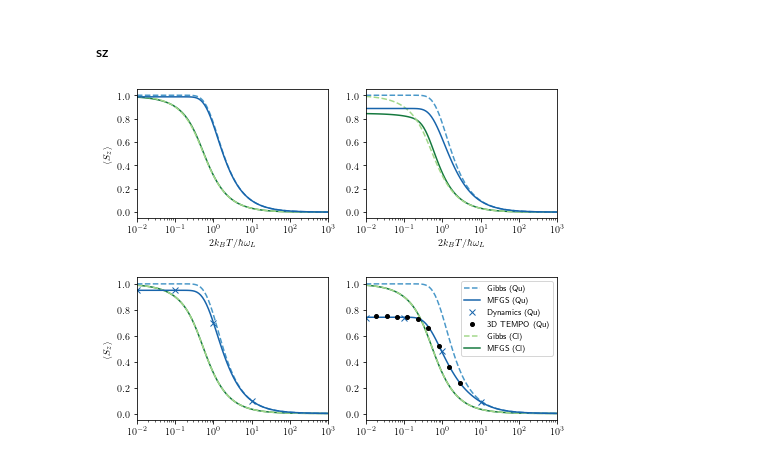
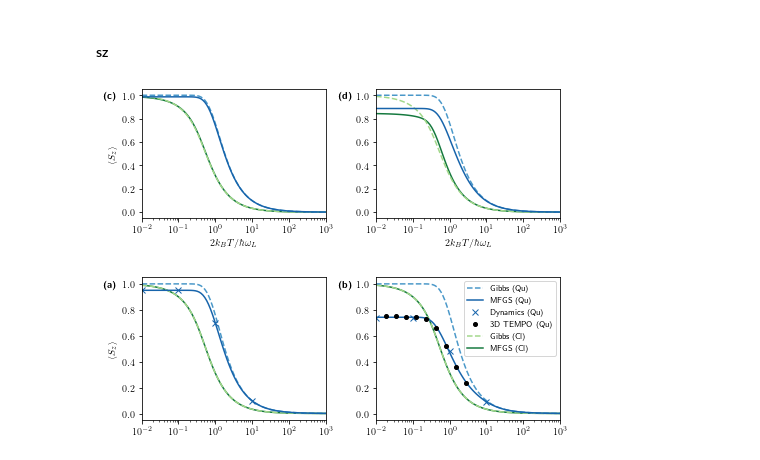
Before and after one commit to quantum-exeter/QuantumSpinDynamics, a Jupyter notebook: plot/plotStatics.ipynb, the cells around one changed output. Drawn from its saved outputs; the diff is of its cells as text; code cells hidden in the pictures.

```diff
--- a/plot/plotStatics.ipynb
+++ b/plot/plotStatics.ipynb
@@ -235,11 +223,14 @@ ax[0].semilogx(data1D_pi4_prmb[:,0], data1D_pi4_prmb[:,3], color=bcmap(0.8), lab
 ax[0].semilogx(dataG[:,0], ((1/np.tanh(1/dataG[:,0]) - (dataG[:,0]))), color=ocmap(0.4), linestyle="--", label="Gibbs (Cl)", zorder=1) # Gibbs
 ax[0].semilogx(data1D_pi4_prmb_cl[:,0], data1D_pi4_prmb_cl[:,3], color=ocmap(0.8), linestyle='-', label="MFGS (Cl)", zorder=0) # MFGS
 
-fig.tight_layout()
+ax[0].text(0.9e-3, 0.97, '\\textbf{(c)}')
+ax[1].text(0.9e-3, 0.97, '\\textbf{(d)}')
+
+fig.tight_layout(w_pad=0.8)
 
 plt.savefig("C://Users//crh222//Dropbox//PhD//1. 3D Project//Graphs//Paper//sz_T_1D_pi4.pdf", dpi=300)
 # %% [output]
-[figure, old version]
+[figure, new version]
 # %%
 fig, ax = plt.subplots(1, 2, figsize=(6.7, 2.5))  #size in inches
 
@@ -260,32 +251,35 @@ ax[1].semilogx(dataG[:,0], dataG[:,3], color=bcmap(0.6), linestyle="--", label="
 ax[1].semilogx(data3D_prma[:,0], data3D_prma[:,3], color=bcmap(0.8), label="MFGS (Qu)") # MFGS
 ax[1].plot(0.01, 0.74, color=bcmap(0.8), marker='x', linestyle='None', label="Dynamics (Qu)") # Dynamics
 ax[1].plot(0.1, 0.74, color=bcmap(0.8), marker='x') # Dynamics
 ax[1].plot(1, 0.48, color=bcmap(0.8), marker='x') # Dynamics
 ax[1].plot(10, 0.09, color=bcmap(0.8), marker='x') # Dynamics
 ax[1].semilogx(data3D_prma_tempo[:,0], data3D_prma_tempo[:,1], 'ko', markersize=4, linestyle='', label="3D TEMPO (Qu)") # TEMPO
 
 ## Classical ##
 ax[1].semilogx(dataG[:,0], ((1/np.tanh(1/dataG[:,0]) - (dataG[:,0]))), color=ocmap(0.4), linestyle="--", label="Gibbs (Cl)", zorder=1) # Gibbs
 ax[1].semilogx(data3D_prma_cl[:,0], data3D_prma_cl[:,3], color=ocmap(0.8), linestyle='-', label="MFGS (Cl)", zorder=0) # MFGS
 
 ax[1].legend(ncol=1)
 
 # #### prmb ####
 
 # ## Quantum ##
 ax[0].semilogx(dataG[:,0], dataG[:,3], color=bcmap(0.6), linestyle="--", label="Gibbs (Qu)") # Gibbs
 ax[0].semilogx(data3D_prmb[:,0], data3D_prmb[:,3], color=bcmap(0.8), label="MFGS (Qu)") # MFGS
 ax[0].plot(0.01, 0.95, color=bcmap(0.8), marker='x', linestyle='None', label="Dynamics (Qu)") # Dynamics
 ax[0].plot(0.1, 0.95, color=bcmap(0.8), marker='x', linestyle='None')
 ax[0].plot(1, 0.70, color=bcmap(0.8), marker='x', linestyle='None')
 ax[0].plot(10, 0.10, color=bcmap(0.8), marker='x', linestyle='None')
 
 ## Classical ##
 ax[0].semilogx(dataG[:,0], ((1/np.tanh(1/dataG[:,0]) - (dataG[:,0]))), color=ocmap(0.4), linestyle="--", label="Gibbs (Cl)", zorder=1) # Gibbs
 ax[0].semilogx(data3D_prmb_cl[:,0], data3D_prmb_cl[:,3], color=ocmap(0.8), linestyle='-', label="MFGS (Cl)", zorder=0) # MFGS
 
-fig.tight_layout()
+ax[0].text(0.9e-3, 0.97, '\\textbf{(a)}')
+ax[1].text(0.9e-3, 0.97, '\\textbf{(b)}')
+
+fig.tight_layout(w_pad=0.8)
 
 plt.savefig("C://Users//crh222//Dropbox//PhD//1. 3D Project//Graphs//Paper//sz_T_3D.pdf", dpi=300)
 # %% [output]
-[figure, old version]
+[figure, new version]
```
Also changed, not shown: parts of 1 cell of this notebook, 2 other files.
